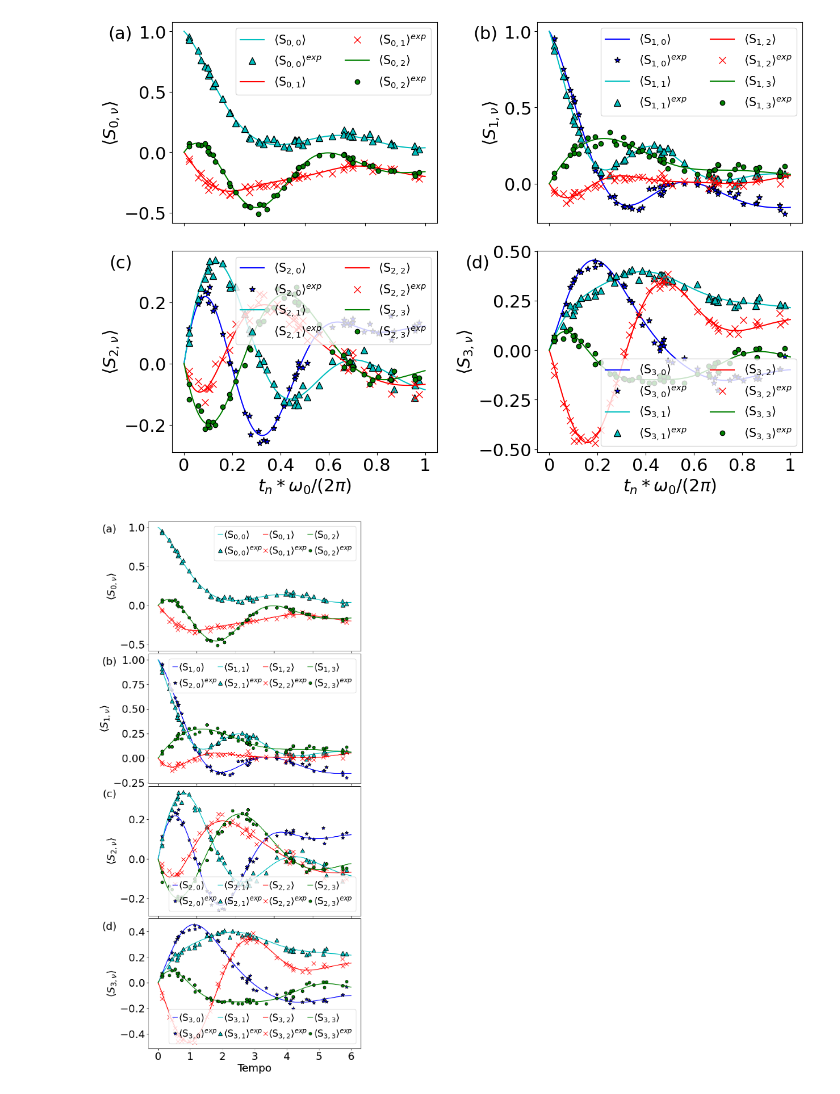
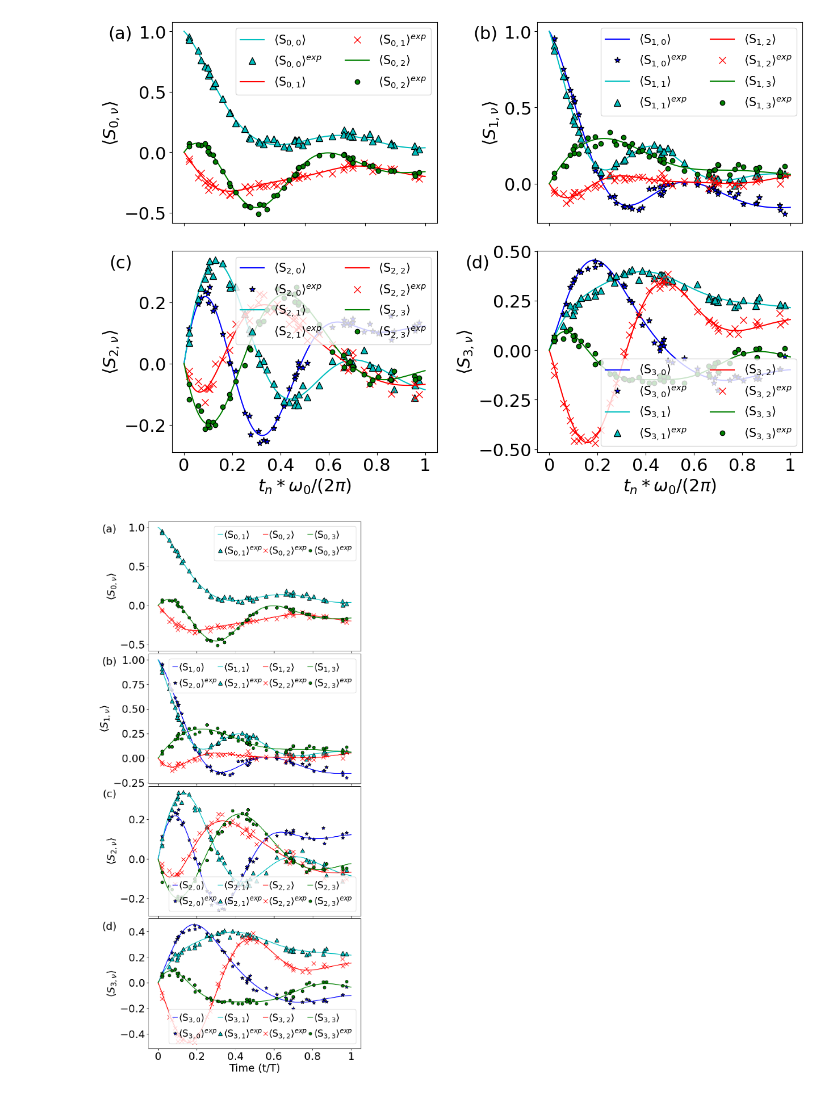
Before and after one commit to GubioGL/PINNverse_for_open_quantum_system, a Jupyter notebook: No fields/figure_3.ipynb, the cells around one changed output. Cells and saved outputs as stored; diff of their text form; code cells hidden in the pictures.

```diff
--- a/No fields/figure_3.ipynb
+++ b/No fields/figure_3.ipynb
@@ -67,6 +67,8 @@ O_op =[ qt.tensor(qt.qeye(2) , qt.sigmax()),
         qt.tensor(qt.sigmaz(), qt.sigmaz()),
         ]
 # %%
+from pathlib import Path
+
 SEED            = 42
 N               = 1000
 tfinal          = 2*np.pi
@@ -75,15 +77,19 @@ std             = 0.02
 np.random.seed(SEED)
 tc.manual_seed(SEED)
 random.seed(SEED)
-index_data  = np.random.randint(0,N,size=50)
-time        =  tc.linspace(
+
+index_data  = np.random.randint(0, N, size=50)
+
+time        = tc.linspace(
                 0,
                 tfinal,
                 N,
-                dtype   = tc.float32,
-                requires_grad = True).reshape((-1, 1))
+                dtype=tc.float32,
+                requires_grad=True).reshape((-1, 1))
 # Carregar parâmetros do arquivo CSV
-df              = pd.read_csv(f'C:/Users/Gubio/CODESACE/Pinn inverse for opem quantum system/No fields/data/parametro_nofields_N50_seed{SEED}_std{std}.csv')
+
+csv_path = f"/home/gubio/CODESPACE/Pinn-inverse-for-opem-quantum-system/No fields/raw_data/parametro_nofields_N50_seed{SEED}_std{std}.csv"
+df              = pd.read_csv(csv_path)
 valor_real      = df['treino'].str.strip('[]').astype(float)
 valor_previsto  = df['previsto'].str.strip('[]').astype(float)
 
@@ -222,14 +226,14 @@ asasasas
 plt.rcParams.update({'font.size': 22})
 fig, axs = plt.subplots(4, 1, figsize=(8, 20),gridspec_kw={'hspace': 0.02})  # Dois subplots lado a lado
 ax1, ax2,ax3,ax4 = axs
-xticks_labels = ['0', '1', '2', '3', '4','5','6']
+xticks_labels = ['0','0.2', '0.4', '0.6', '0.8', '1']
 # ==========================
 # Subplot 1
 # ==========================
 
 for idx, i in enumerate(range(3)):
     ax1.plot(valor_esperado_data[:, i].cpu(), "-",
-             color=colo[i % len(colo)], label=f"⟨S$_{{0,{idx}}}$⟩")
+             color=colo[i % len(colo)], label=f"⟨S$_{{0,{idx+1}}}$⟩")
     # Dados ruidosos
     marker = markes[i % len(markes)]
     color = colo[i % len(colo)]
@@ -237,7 +241,7 @@ for idx, i in enumerate(range(3)):
         "linestyle": "",
         "color": color,
         "marker": marker,
-        "label": f"⟨S$_{{0,{idx}}}$⟩$^{{exp}}$"
+        "label": f"⟨S$_{{0,{idx+1}}}$⟩$^{{exp}}$"
     }
     if marker != "x" and color != "r":
         plot_kwargs["markeredgecolor"] = "k"
@@ -319,32 +323,32 @@ for idx, i in enumerate(range(11, 15)):
              color=colo[i % len(colo)], label=f"⟨S$_{{3,{idx}}}$⟩")
     # Dados ruidosos
     marker = markes[i % len(markes)]
     color = colo[i % len(colo)]
     plot_kwargs = {
         "linestyle": "",
         "color": color,
         "marker": marker,
         "label": f"⟨S$_{{3,{idx}}}$⟩$^{{exp}}$"
     }
     if marker != "x" and color != "r":
         plot_kwargs["markeredgecolor"] = "k"
     plot_kwargs["markersize"] = 6 if marker == "o" else 8
 
     ax4.plot(index_data, valor_esperado_data_noisy[index_data, i].cpu(), **plot_kwargs)
 
 ax4.set_ylabel(r'$\langle S_{3,\nu} \rangle$')
-ax4.set_xlabel("Tempo")
+ax4.set_xlabel("Time (t/T)")
 ax4.set_xticks(np.linspace(0, N-1, len(xticks_labels)))
 ax4.set_xticklabels(xticks_labels)
 ax4.legend(fontsize=20, loc='best', frameon=True, ncol=4, framealpha=0.8, handletextpad=0.1, columnspacing=.1, handlelength=.5)
 # marcador (d)
 ax4.text(-0.15, .9, "(d)", transform=ax4.transAxes, va="bottom", ha="right")
 
 # ==========================
 # Ajustes finais
 # ==========================
 plt.tight_layout()
 plt.savefig("Predic_withfields_subplots.pdf", dpi=500, bbox_inches='tight')
 plt.show()
 # %% [output]
-[figure, old version]
+[figure, new version]
```
Also changed, not shown: parts of 2 cells of this notebook, 2 other files.
